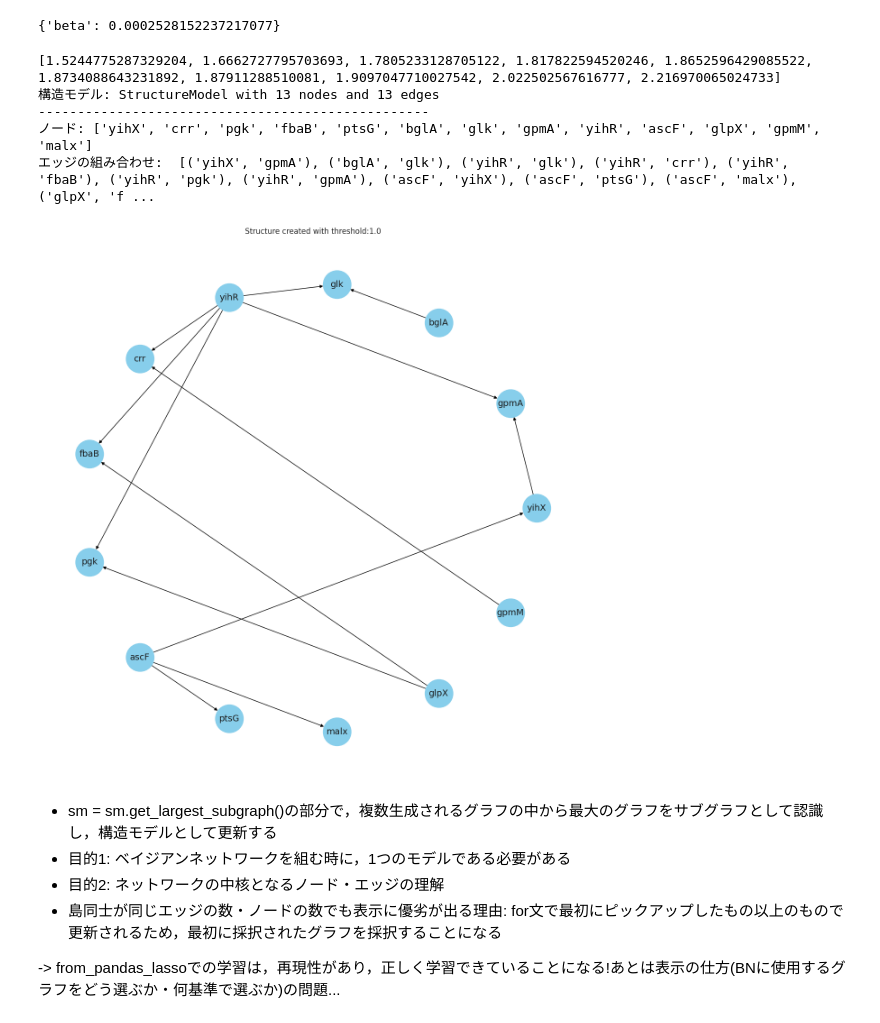
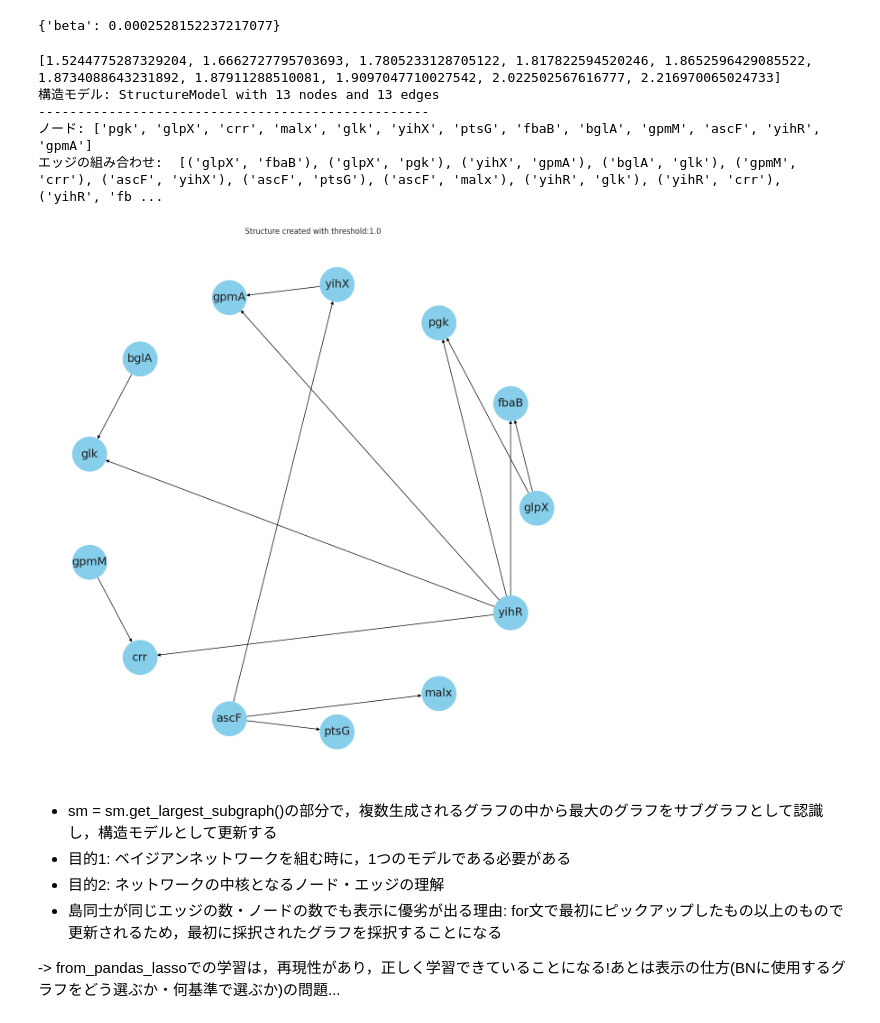
Before and after one commit to SanchanY/bn, a Jupyter notebook: work/notears_lasso.ipynb, the cells around one changed output. Cells and saved outputs as stored; diff of their text form; code cells hidden in the pictures.

```diff
--- a/work/notears_lasso.ipynb
+++ b/work/notears_lasso.ipynb
@@ -238,37 +238,37 @@ print('エッジの組み合わせ: ', sm.edges())
 
 # 連番生成関数
 def create_filename(base_name, directory='.', extension='.png'):
     counter = 1
     while True:
         file_name = f"{base_name}_{counter}{extension}"
         full_path = os.path.join(directory, file_name)
         if not os.path.exists(full_path):
             return full_path
         counter += 1
 
 # グラフ描画関数
 def draw_graph(sm, w_threshold):
     sns.set(style="whitegrid")
 
     # 構造モデルsmをnetworkxのグラフに変換
     G = nx.DiGraph(sm.edges())
 
     # グラフの描画
     plt.figure(figsize=(12, 12))
     pos = nx.circular_layout(G)  # ノードの配置
-    nx.draw(G, pos, with_labels=True, node_size=2000, edge_color="black", node_color="skyblue", font_size=14)
+    nx.draw(G, pos, with_labels=True, node_size=3000, edge_color="black", node_color="skyblue", font_size=18)
     plt.title(f"Structure created with threshold:{w_threshold}")
     plt.savefig(f"./bio_networks/bio_network_th{w_threshold}.png", format="png", dpi=300, bbox_inches='tight')
     return w_threshold
 
 w_threshold = draw_graph(sm, w_threshold)
 # %% [output]
 [1.5244775287329204, 1.6662727795703693, 1.7805233128705122, 1.817822594520246, 1.8652596429085522, 1.8734088643231892, 1.87911288510081, 1.9097047710027542, 2.022502567616777, 2.216970065024733]
 構造モデル: StructureModel with 13 nodes and 13 edges
 --------------------------------------------------
-ノード: ['yihX', 'crr', 'pgk', 'fbaB', 'ptsG', 'bglA', 'glk', 'gpmA', 'yihR', 'ascF', 'glpX', 'gpmM', 'malx']
-エッジの組み合わせ:  [('yihX', 'gpmA'), ('bglA', 'glk'), ('yihR', 'glk'), ('yihR', 'crr'), ('yihR', 'fbaB'), ('yihR', 'pgk'), ('yihR', 'gpmA'), ('ascF', 'yihX'), ('ascF', 'ptsG'), ('ascF', 'malx'), ('glpX', 'f ...
+ノード: ['pgk', 'glpX', 'crr', 'malx', 'glk', 'yihX', 'ptsG', 'fbaB', 'bglA', 'gpmM', 'ascF', 'yihR', 'gpmA']
+エッジの組み合わせ:  [('glpX', 'fbaB'), ('glpX', 'pgk'), ('yihX', 'gpmA'), ('bglA', 'glk'), ('gpmM', 'crr'), ('ascF', 'yihX'), ('ascF', 'ptsG'), ('ascF', 'malx'), ('yihR', 'glk'), ('yihR', 'crr'), ('yihR', 'fb ...
-[figure, old version]
+[figure, new version]
 # %% [markdown]
 - sm = sm.get_largest_subgraph()の部分で，複数生成されるグラフの中から最大のグラフをサブグラフとして認識し，構造モデルとして更新する
 - 目的1: ベイジアンネットワークを組む時に，1つのモデルである必要がある
```
Also changed, not shown: 3 other files.
